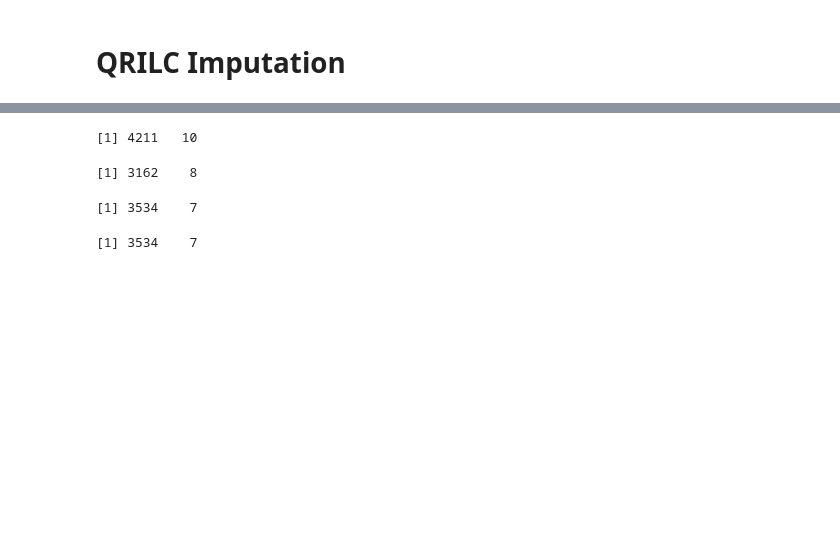
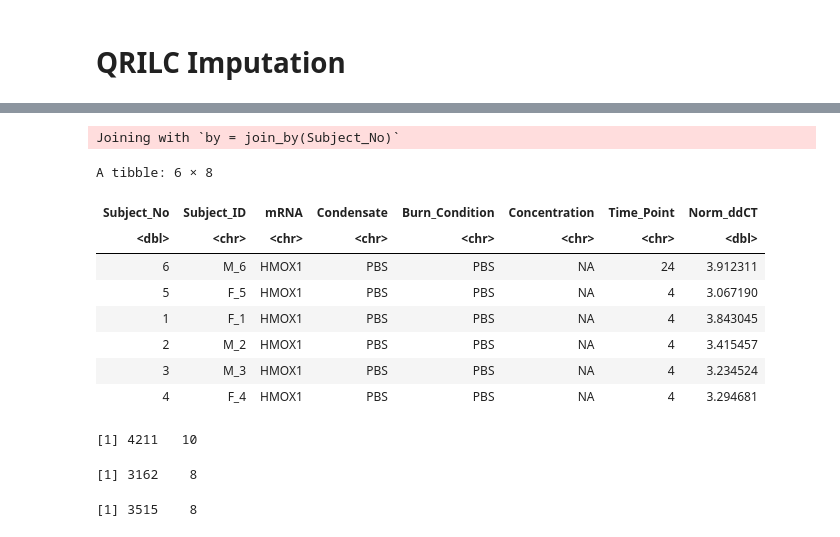
Before and after one commit to UNC-CEMALB/Burn-pit-smoke-condensate-mediated-toxicity-in-human-airway-epithelial-cells-, a Jupyter notebook: 1. Data Processing/mRNA Data Processing.ipynb, the cells around one changed output, grey strips where cells are left out. Drawn from its saved outputs; the diff is of its cells as text; code cells hidden in the pictures; blank space fills up the shorter version.

```diff
--- a/1. Data Processing/mRNA Data Processing.ipynb
+++ b/1. Data Processing/mRNA Data Processing.ipynb
@@ -238,3 +168,32 @@ A tibble: 6 × 7
+# %%
+preimputed_df = data.frame(normalized_matrix)
+imputed_QRILC_object = impute.QRILC(preimputed_df, tune.sigma = 0.1)
+imputed_df = data.frame(imputed_QRILC_object[1]) %>%
+    rownames_to_column(var = "mRNA") %>%
+    pivot_longer(cols = 2:186, names_to = "Sample_ID", values_to = "Norm_ddCT") %>%
+    separate(Sample_ID, into = c("Subject_No", "Condensate", "Burn_Condition", "Concentration", "Time_Point"))
+
+# dataframes automatically add X to col names if it starts with a number so removing that here
+imputed_df$Subject_No = as.numeric(gsub("X","", as.character(imputed_df$Subject_No)))
+
+# adding back in subject ids
+final_df = full_join(imputed_df, unique(avg_mRNA_df %>%
+                        select(c("Subject_No", "Subject_ID"))))
+
+# rearranging cols
+final_df = final_df[,c(2,8,1,3:7)]
+head(final_df)
+# %% [output]
+Joining with `by = join_by(Subject_No)`
+A tibble: 6 × 8
+| Subject_No | Subject_ID | mRNA | Condensate | Burn_Condition | Concentration | Time_Point | Norm_ddCT |
+| <dbl> | <chr> | <chr> | <chr> | <chr> | <chr> | <chr> | <dbl> |
+| 6 | M_6 | HMOX1 | PBS | PBS | NA | 24 | 3.912311 |
+| 5 | F_5 | HMOX1 | PBS | PBS | NA | 4 | 3.067190 |
+| 1 | F_1 | HMOX1 | PBS | PBS | NA | 4 | 3.843045 |
+| 2 | M_2 | HMOX1 | PBS | PBS | NA | 4 | 3.415457 |
+| 3 | M_3 | HMOX1 | PBS | PBS | NA | 4 | 3.234524 |
+| 4 | F_4 | HMOX1 | PBS | PBS | NA | 4 | 3.294681 |
 # %%
 # original data with replicates
 dim(mRNA_df)
@@ -242,13 +201,10 @@ dim(mRNA_df)
 # after averaging replicates
 dim(avg_mRNA_df)
 
-# adding in missing data for remaining records
-dim(preimputed_df)
-
-dim(imputed_df)
+# adding in missing data for remaining records and imputing
+dim(final_df)
 # %% [output]
 [1] 4211   10
 [1] 3162    8
-[1] 3534    7
+[1] 3515    8
-[1] 3534    7
 # %%
```
Also changed, not shown: parts of 12 cells of this notebook.
